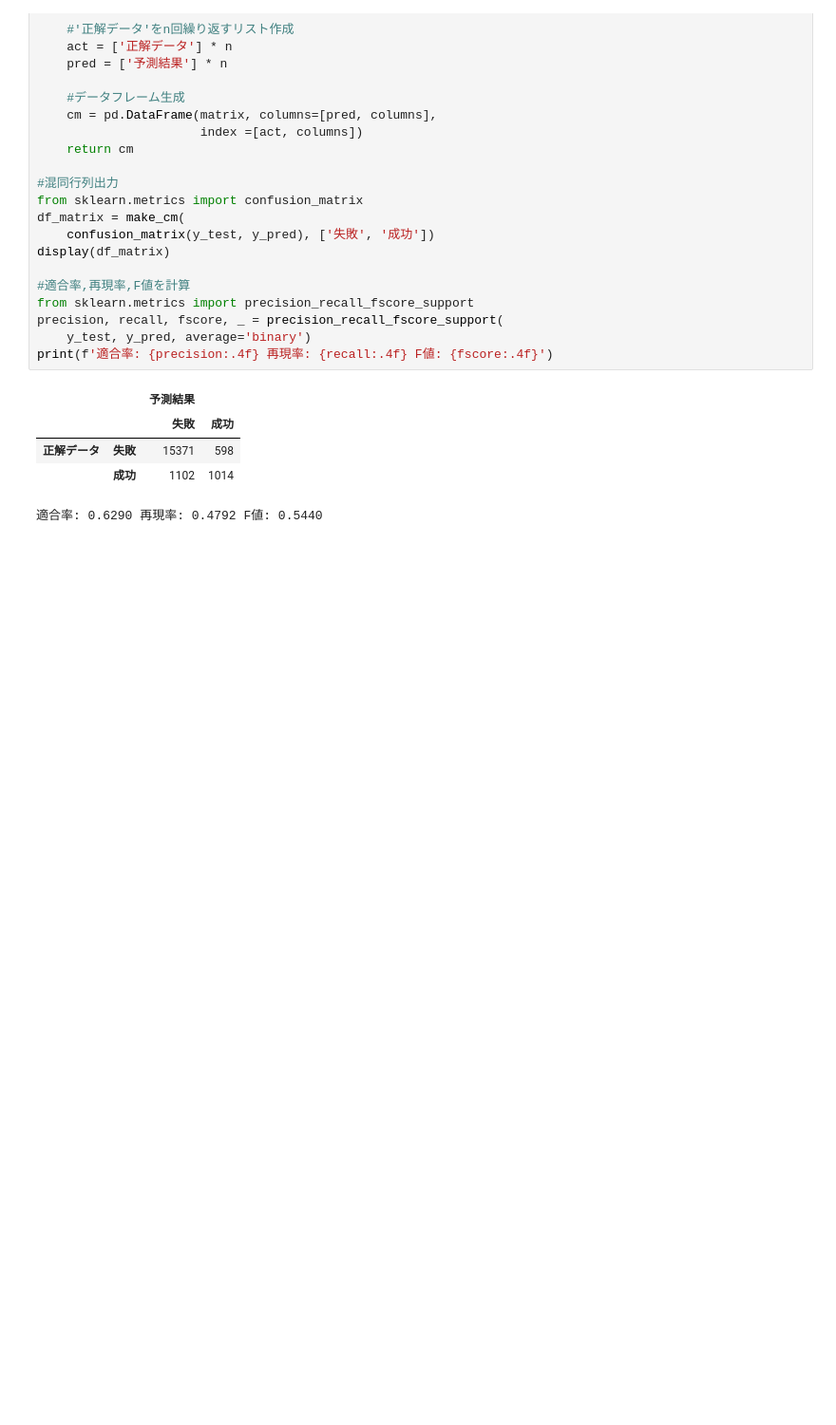
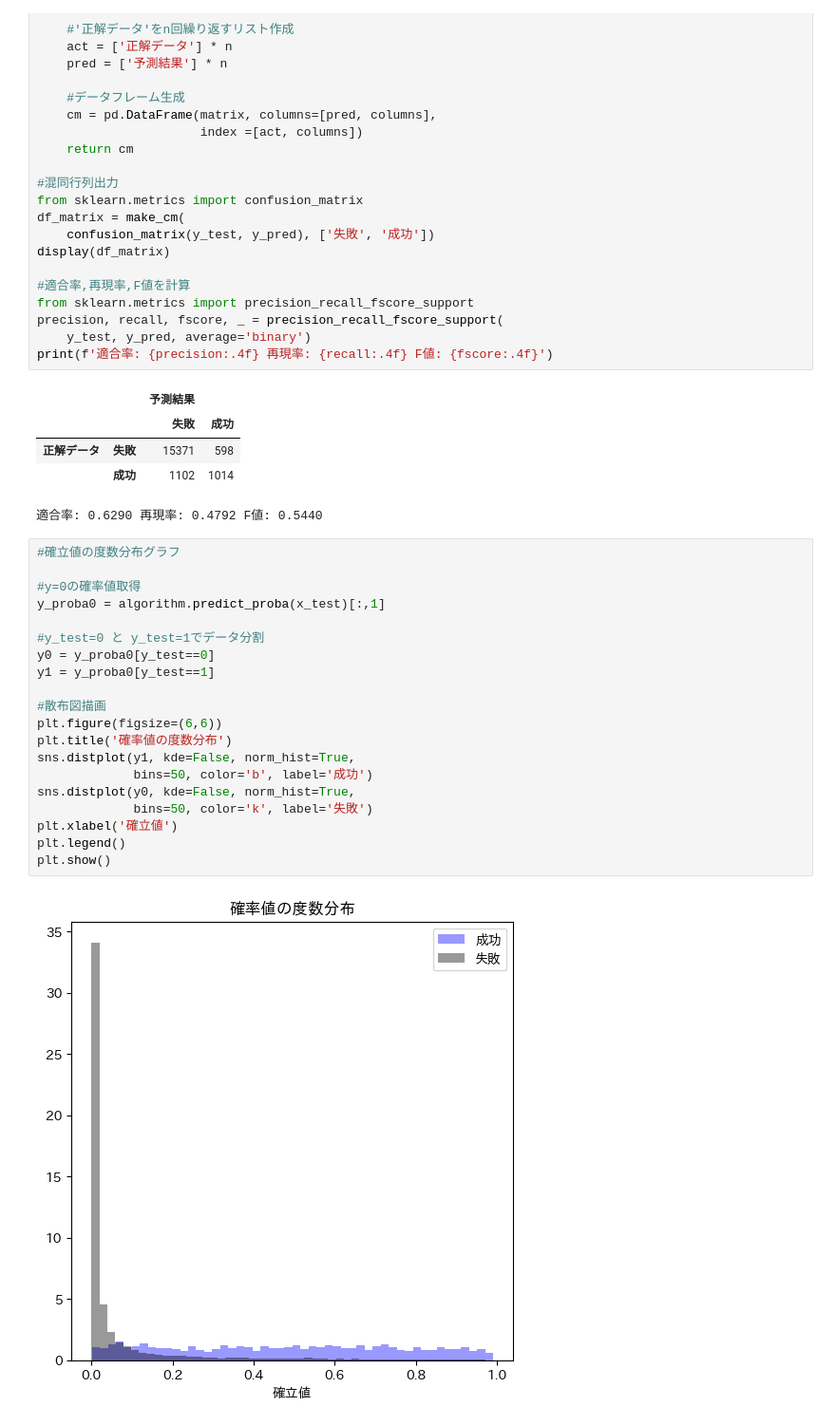
Before and after one commit to Syozaburo/Machine_learning_practice, a Jupyter notebook: Bank_dataset/Sales_contract.ipynb, the cells around one changed output. Shown at 95% size. Cells and saved outputs as stored; diff of their text form; blank space fills up the shorter version.

```diff
--- a/Bank_dataset/Sales_contract.ipynb
+++ b/Bank_dataset/Sales_contract.ipynb
@@ -240,3 +240,25 @@ print(f'適合率: {precision:.4f} 再現率: {recall:.4f} F値: {fscore:.4f}')
 | 正解データ | 失敗 | 15371 | 598 |
 |  | 成功 | 1102 | 1014 |
 適合率: 0.6290 再現率: 0.4792 F値: 0.5440
+# %%
+#確立値の度数分布グラフ
+
+#y=0の確率値取得
+y_proba0 = algorithm.predict_proba(x_test)[:,1]
+
+#y_test=0 と y_test=1でデータ分割
+y0 = y_proba0[y_test==0]
+y1 = y_proba0[y_test==1]
+
+#散布図描画
+plt.figure(figsize=(6,6))
+plt.title('確率値の度数分布')
+sns.distplot(y1, kde=False, norm_hist=True,
+             bins=50, color='b', label='成功')
+sns.distplot(y0, kde=False, norm_hist=True,
+             bins=50, color='k', label='失敗')
+plt.xlabel('確立値')
+plt.legend()
+plt.show()
+# %% [output]
+[figure, added]
```
Also changed, not shown: parts of 3 cells of this notebook.
